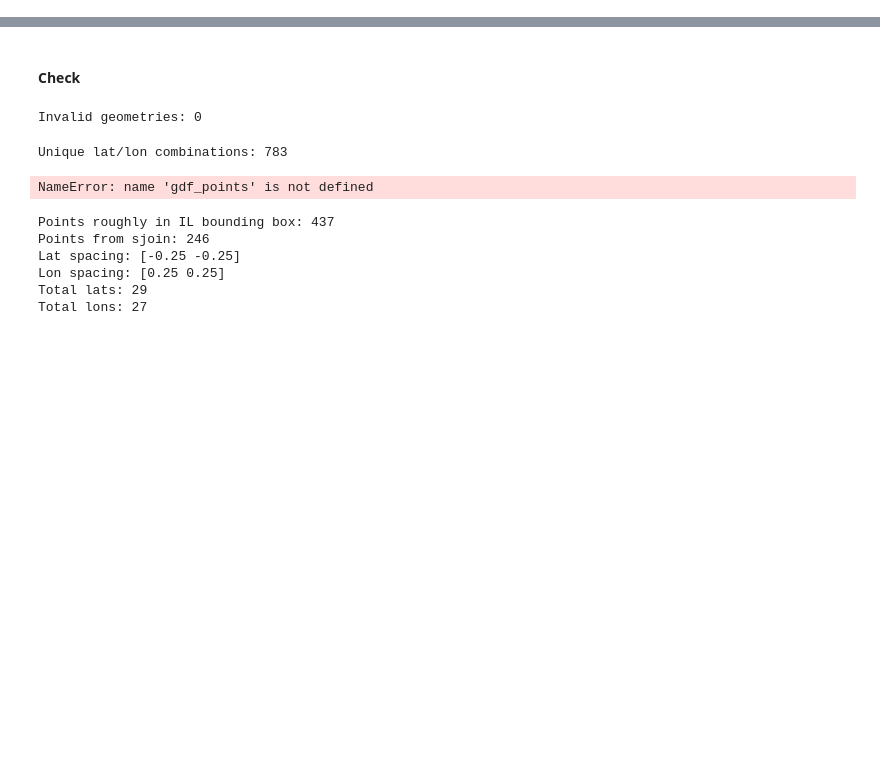
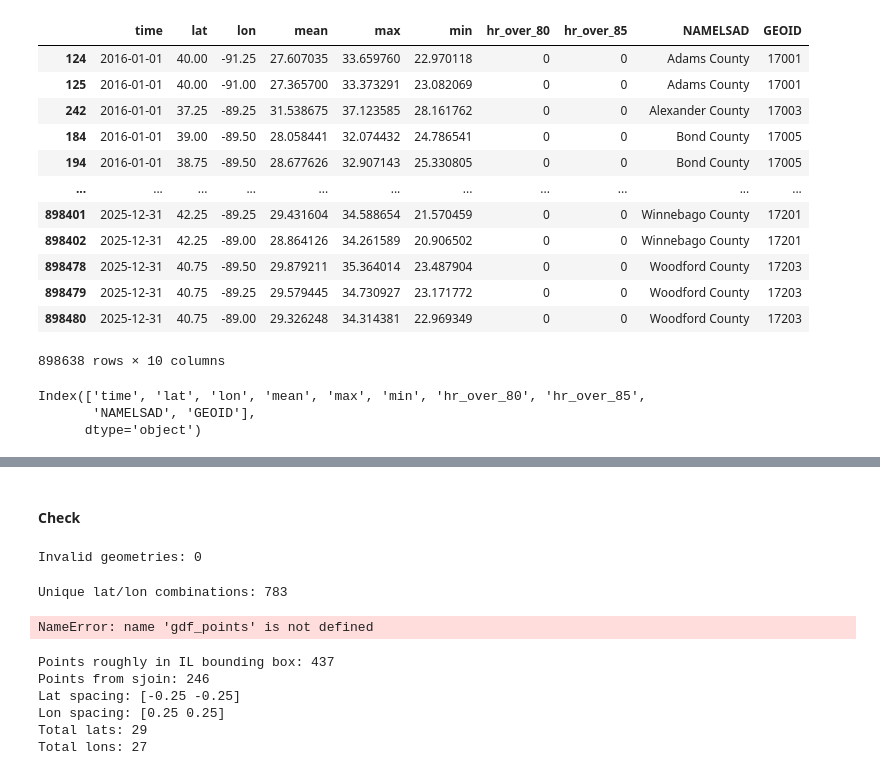
Before and after one commit to rytam2/climstat, a Jupyter notebook: local/done/to_county_zc.ipynb, the cells around one changed output, grey strips where cells are left out. Drawn from its saved outputs; the diff is of its cells as text; code cells hidden in the pictures; blank space fills up the shorter version.

Commit message:
finalized code on zonal statistics to county level and reorganized code

```diff
--- a/local/done/to_county_zc.ipynb
+++ b/local/done/to_county_zc.ipynb
@@ -15,6 +19,6 @@ First join lat/lon points in ERA5 grid to Polygons (points) described in shapefi
 # %%
-path = '/data/keeling/a/rytam2/a/iema_output/arcgis_toprocess/feb14_2026/'
-save_path = '/data/keeling/a/rytam2/a/iema_output/era5/arcgis_toprocess/'
+path = '/data/keeling/a/rytam2/a/iema_output/era5/arcgis_toprocess/feb14_2026/'
+save_path = '/data/keeling/a/rytam2/a/iema_output/era5/'
 
 fname = 'daily_wbgt_by_county_2016-2025'#grab filename
 # %%
@@ -77,0 +92,22 @@ result.sort_values('NAMELSAD').to_csv(save_path+fname+'.csv', index=False)#['GEO
+# %%
+result.sort_values(['time','NAMELSAD'])
+# %% [output]
+|  | time | lat | lon | mean | max | min | hr_over_80 | hr_over_85 | NAMELSAD | GEOID |
+| 124 | 2016-01-01 | 40.00 | -91.25 | 27.607035 | 33.659760 | 22.970118 | 0 | 0 | Adams County | 17001 |
+| 125 | 2016-01-01 | 40.00 | -91.00 | 27.365700 | 33.373291 | 23.082069 | 0 | 0 | Adams County | 17001 |
+| 242 | 2016-01-01 | 37.25 | -89.25 | 31.538675 | 37.123585 | 28.161762 | 0 | 0 | Alexander County | 17003 |
+| 184 | 2016-01-01 | 39.00 | -89.50 | 28.058441 | 32.074432 | 24.786541 | 0 | 0 | Bond County | 17005 |
+| 194 | 2016-01-01 | 38.75 | -89.50 | 28.677626 | 32.907143 | 25.330805 | 0 | 0 | Bond County | 17005 |
+| ... | ... | ... | ... | ... | ... | ... | ... | ... | ... | ... |
+| 898401 | 2025-12-31 | 42.25 | -89.25 | 29.431604 | 34.588654 | 21.570459 | 0 | 0 | Winnebago County | 17201 |
+| 898402 | 2025-12-31 | 42.25 | -89.00 | 28.864126 | 34.261589 | 20.906502 | 0 | 0 | Winnebago County | 17201 |
+| 898478 | 2025-12-31 | 40.75 | -89.50 | 29.879211 | 35.364014 | 23.487904 | 0 | 0 | Woodford County | 17203 |
+| 898479 | 2025-12-31 | 40.75 | -89.25 | 29.579445 | 34.730927 | 23.171772 | 0 | 0 | Woodford County | 17203 |
+| 898480 | 2025-12-31 | 40.75 | -89.00 | 29.326248 | 34.314381 | 22.969349 | 0 | 0 | Woodford County | 17203 |
+898638 rows × 10 columns
+# %%
+result.columns
+# %% [output]
+Index(['time', 'lat', 'lon', 'mean', 'max', 'min', 'hr_over_80', 'hr_over_85',
+       'NAMELSAD', 'GEOID'],
+      dtype='object')
```
Also changed, not shown: parts of 6 cells of this notebook.
